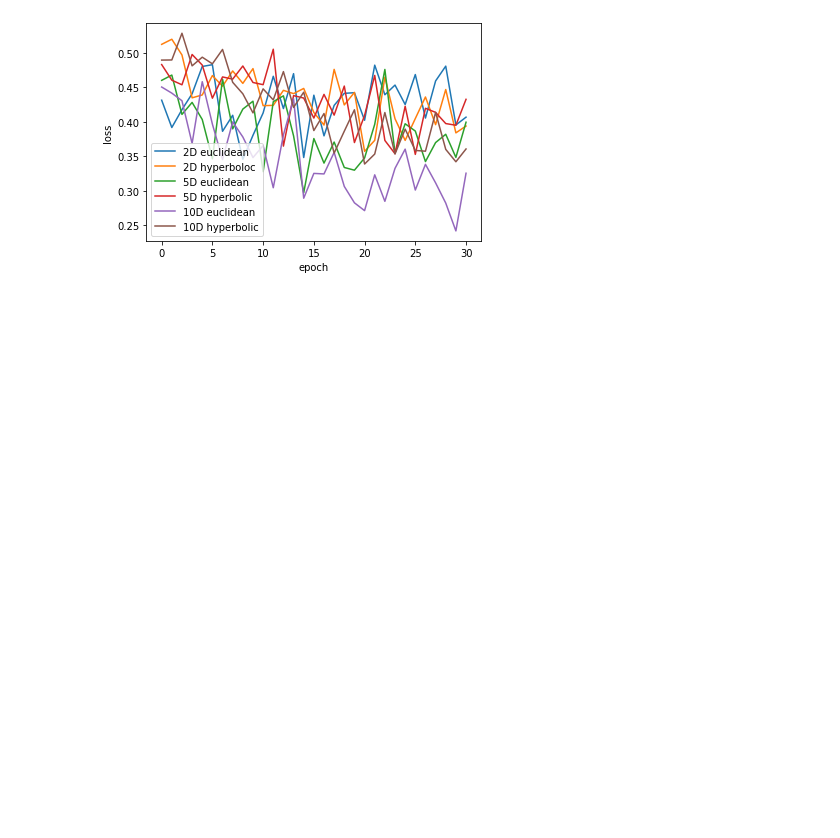
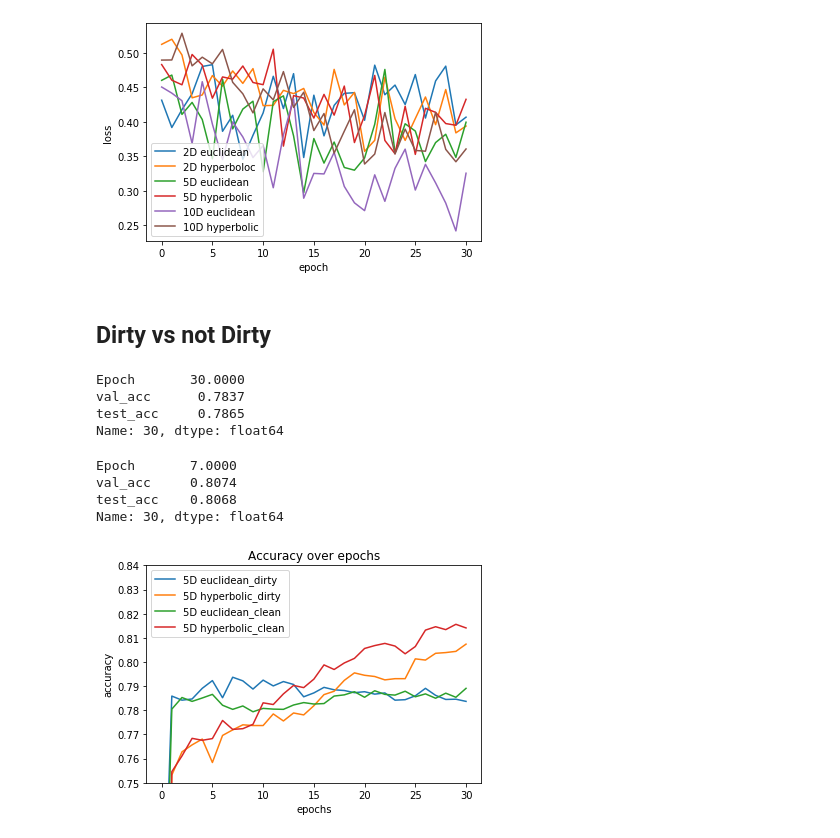
Before and after one commit to KengoA/hyperbolic_nn, a Jupyter notebook: snli_dataset/logs/Extract_logs.ipynb, the cells around one changed output. Cells and saved outputs as stored; diff of their text form; code cells hidden in the pictures; blank space fills up the shorter version.

Commit message:
added evaluation of dirty vs clean data

```diff
--- a/snli_dataset/logs/Extract_logs.ipynb
+++ b/snli_dataset/logs/Extract_logs.ipynb
@@ -433,3 +455,46 @@ plt.xlabel('epoch')
 plt.savefig('plot5.png')
 # %% [output]
 [figure]
+# %% [markdown]
+## Dirty vs not Dirty
+# %%
+five_eucl_rnn_dirty, five_eucl_rnn_loss_dirty = log_loader('5D_eucl_rnn_dirty.txt')
+# %%
+five_hyp_rnn_dirty, five_hyp_rnn_loss_dirty = log_loader('5D_hyp_rnn_dirty.txt')
+# %%
+five_eucl_rnn_dirty.loc[30]
+# %% [output]
+Epoch       30.0000
+val_acc      0.7837
+test_acc     0.7865
+Name: 30, dtype: float64
+# %%
+five_hyp_rnn_dirty.loc[30]
+# %% [output]
+Epoch       7.0000
+val_acc     0.8074
+test_acc    0.8068
+Name: 30, dtype: float64
+# %%
+fig, ax = plt.subplots()
+
+epoch,acc = epoch_vs_acc(five_eucl_rnn_dirty)
+plt.plot(epoch, acc,label='5D euclidean_dirty')
+
+epoch,acc = epoch_vs_acc(five_hyp_rnn_dirty)
+plt.plot(epoch, acc,label='5D hyperbolic_dirty')
+
+epoch,acc = epoch_vs_acc(five_eucl_rnn)
+plt.plot(epoch, acc,label='5D euclidean_clean')
+
+epoch,acc = epoch_vs_acc(five_hyp_rnn)
+plt.plot(epoch, acc,label='5D hyperbolic_clean')
+
+plt.legend()
+plt.ylabel('accuracy')
+plt.xlabel('epochs')
+plt.title('Accuracy over epochs')
+plt.ylim(0.75,0.84)
+plt.savefig('plot6.png')
+# %% [output]
+[figure, added]
```
Also changed, not shown: parts of 7 cells of this notebook.
